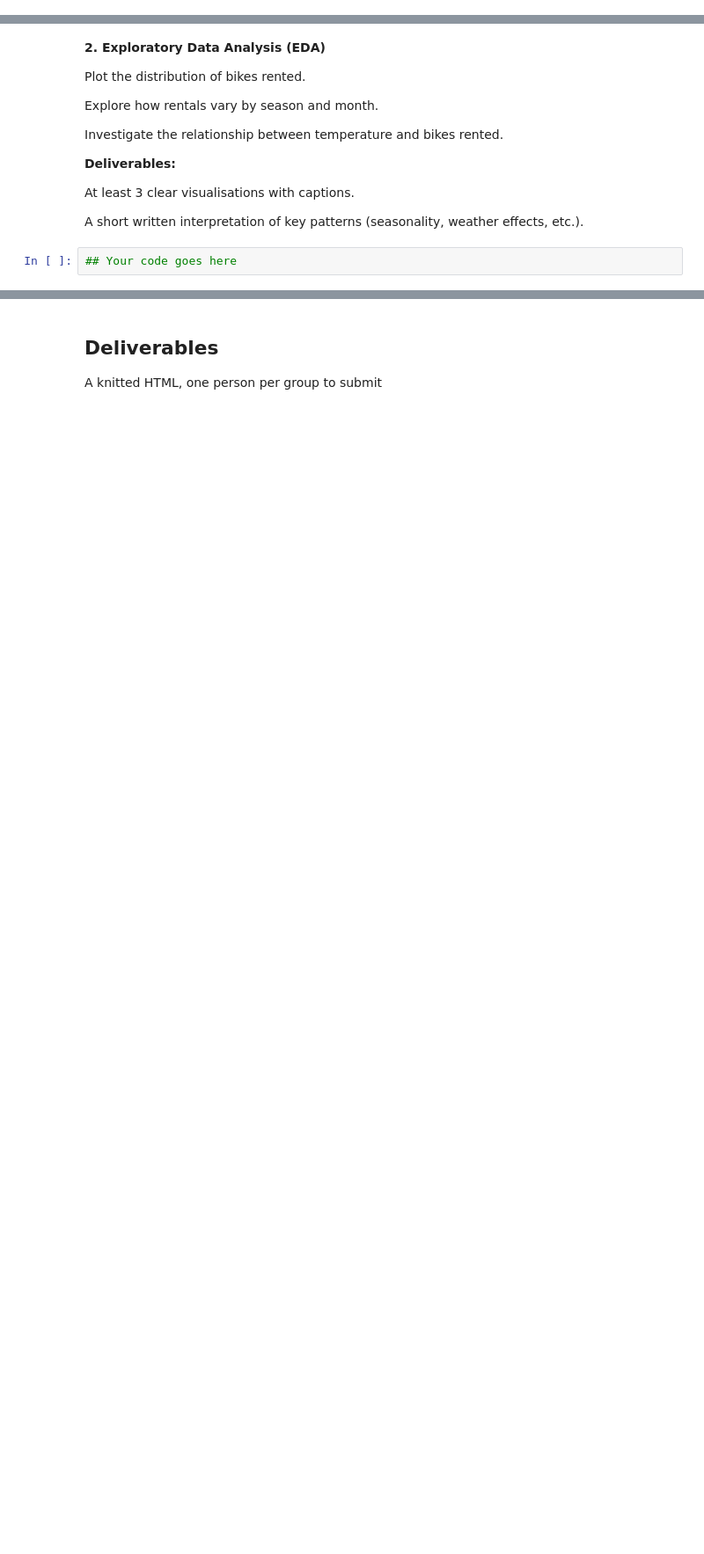
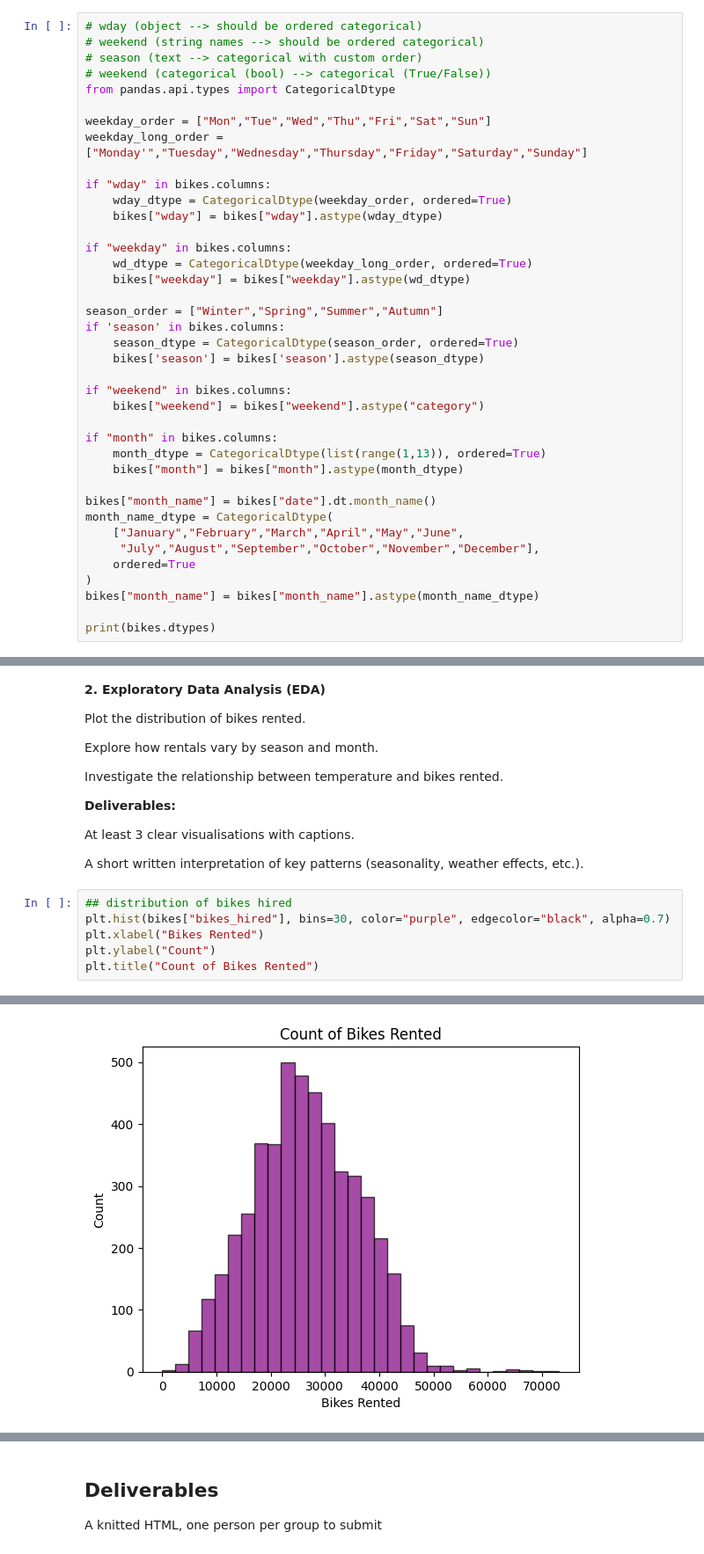
Before and after one commit to AnnaMariaReidel/Analytics-Through-Coding-AUT25-teaching, a Jupyter notebook: Session 3 Solutions-20250918/Group_Project.ipynb, the cells around one changed output, grey strips where cells are left out. Shown at 88% size. Drawn from its saved outputs; the diff is of its cells as text; blank space fills up the shorter version.

```diff
--- a/Session 3 Solutions-20250918/Group_Project.ipynb
+++ b/Session 3 Solutions-20250918/Group_Project.ipynb
@@ -116,0 +139,39 @@ datetime64[ns, UTC]
+# %%
+# wday (object --> should be ordered categorical)
+# weekend (string names --> should be ordered categorical)
+# season (text --> categorical with custom order)
+# weekend (categorical (bool) --> categorical (True/False))
+from pandas.api.types import CategoricalDtype
+
+weekday_order = ["Mon","Tue","Wed","Thu","Fri","Sat","Sun"]
+weekday_long_order = ["Monday'","Tuesday","Wednesday","Thursday","Friday","Saturday","Sunday"]
+
+if "wday" in bikes.columns:
+    wday_dtype = CategoricalDtype(weekday_order, ordered=True)
+    bikes["wday"] = bikes["wday"].astype(wday_dtype)
+
+if "weekday" in bikes.columns:
+    wd_dtype = CategoricalDtype(weekday_long_order, ordered=True)
+    bikes["weekday"] = bikes["weekday"].astype(wd_dtype)
+
+season_order = ["Winter","Spring","Summer","Autumn"]
+if 'season' in bikes.columns:
+    season_dtype = CategoricalDtype(season_order, ordered=True)
+    bikes['season'] = bikes['season'].astype(season_dtype)
+
+if "weekend" in bikes.columns:
+    bikes["weekend"] = bikes["weekend"].astype("category")
+
+if "month" in bikes.columns:
+    month_dtype = CategoricalDtype(list(range(1,13)), ordered=True)
+    bikes["month"] = bikes["month"].astype(month_dtype)
+
+bikes["month_name"] = bikes["date"].dt.month_name()
+month_name_dtype = CategoricalDtype(
+    ["January","February","March","April","May","June",
+     "July","August","September","October","November","December"],
+    ordered=True
+)
+bikes["month_name"] = bikes["month_name"].astype(month_name_dtype)
+
+print(bikes.dtypes)
@@ -129,4 +210,9 @@ At least 3 clear visualisations with captions.
 
 A short written interpretation of key patterns (seasonality, weather effects, etc.).
 # %%
-## Your code goes here
+## distribution of bikes hired
+plt.hist(bikes["bikes_hired"], bins=30, color="purple", edgecolor="black", alpha=0.7)
+plt.xlabel("Bikes Rented")
+plt.ylabel("Count")
+plt.title("Count of Bikes Rented")
+# %% [output]
@@ -132,0 +220 @@ A short written interpretation of key patterns (seasonality, weather effects, et
+[figure, added]
```
Also changed, not shown: parts of 17 cells of this notebook, 1 other file.
